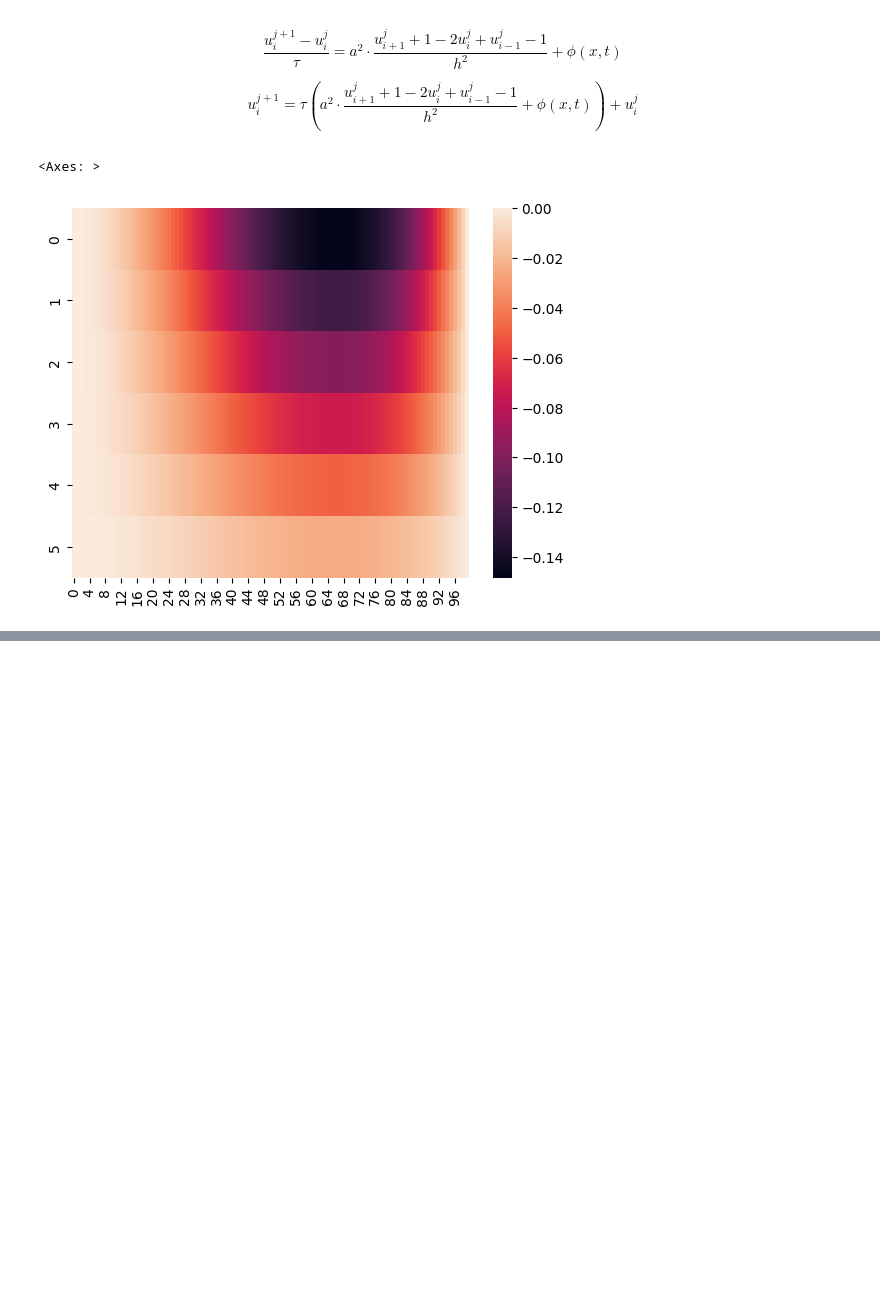
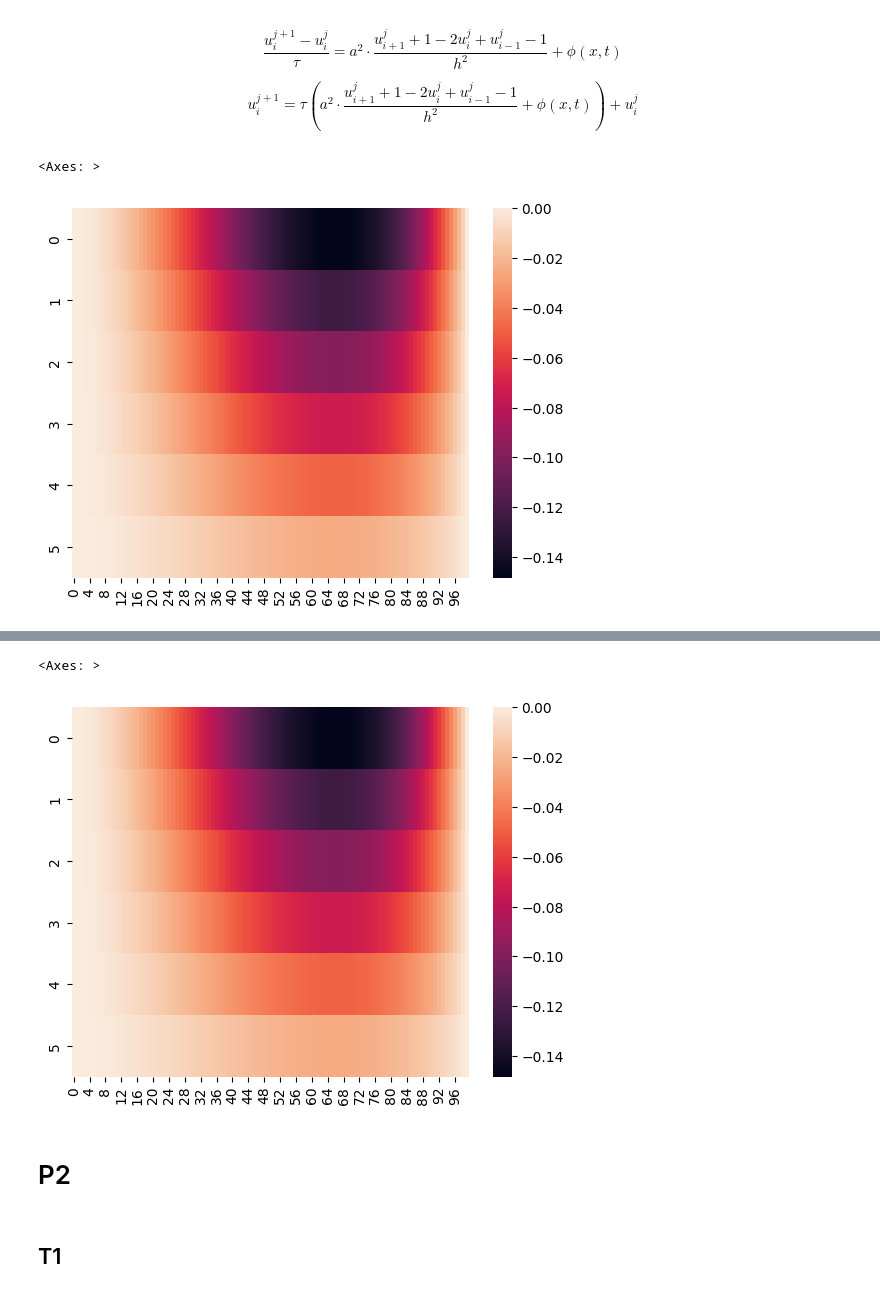
Before and after one commit to Jrol123/CalcMath, a Jupyter notebook: S6/lab3/main.ipynb, the cells around one changed output, grey strips where cells are left out. Drawn from its saved outputs; the diff is of its cells as text; code cells hidden in the pictures; blank space fills up the shorter version.

```diff
--- a/S6/lab3/main.ipynb
+++ b/S6/lab3/main.ipynb
@@ -104,6 +83,36 @@ array([[ 2.0001,  1.    ,  0.    , ...,  0.    ,  0.    ,  0.    ],
+# %%
+U = np.zeros((N, M))
 # %%
 U[0] = u_0(psi)
 # %%
 for index in range(N):
-    U[index][0] = gamma_0
-    U[index][-1] = gamma_1
+    U[index][0] = gamma_0(T_l[index])
+    U[index][-1] = gamma_1(T_l[index])
+# %%
+def gen_Y(size, c1, c2, c3):
+    Y = np.zeros((size, size))
+    Y[0][1] = c3
+    Y[-1][-2] = c1
+    np.fill_diagonal(Y, c2)
+    for row in range(1, size - 1):
+        Y[row][row - 1] = c1
+        Y[row][row + 1] = c3
+    return Y
+# %%
+for t_index in range(1, N):
+    b = np.zeros(M - 2)
+    for l_index in range(1, M - 1):
+        b[l_index - 1] = (
+            U[t_index - 1][l_index] * h**2
+            + phi(X_l[l_index], T_l[t_index - 1]) * h**2 * tau
+        )
+    Y = gen_Y(M - 2, -1 * tau * a**2, h**2 + 2 * tau * a**2, -1 * tau * a**2)
+
+    U[t_index][1:-1] = np.linalg.solve(Y, b)
+# %%
+sns.heatmap(U)
+# %% [output]
+<Axes: >
+[figure, added]
+# %% [markdown]
+# P2
@@ -109,0 +135,2 @@ for index in range(N):
+# %% [markdown]
+## T1
```
Also changed, not shown: parts of 27 cells of this notebook.
